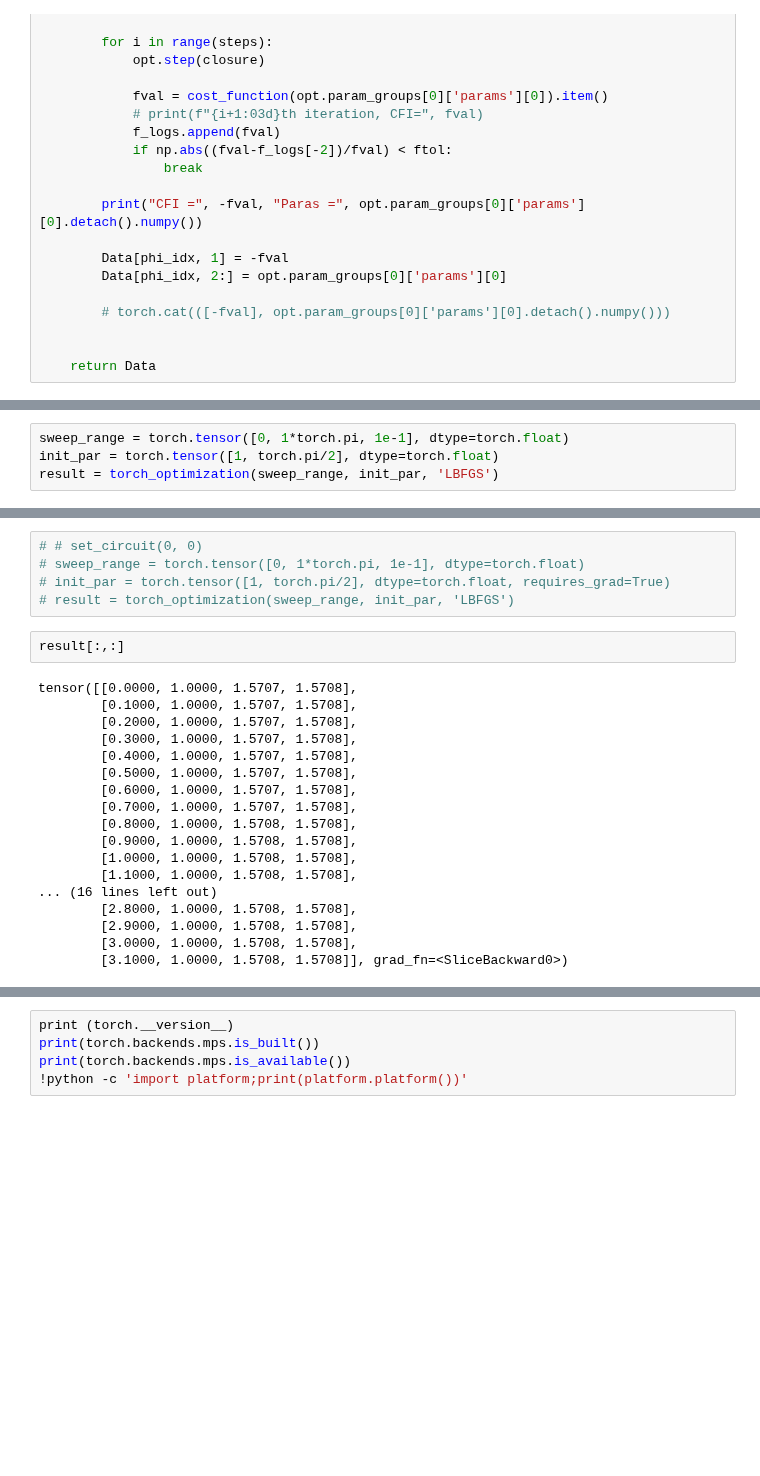
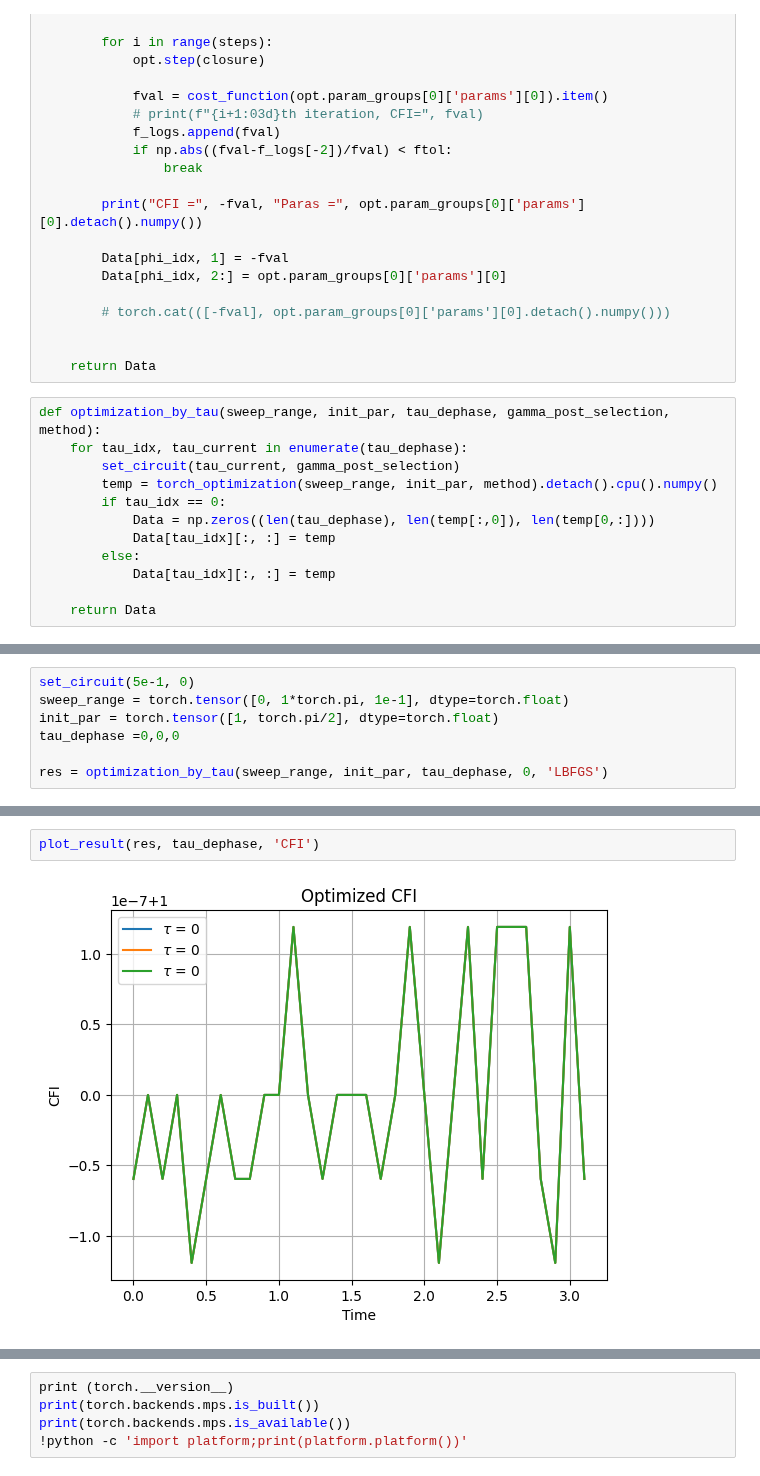
Before and after one commit to iridescent0923/Quantum_Optimization, a Jupyter notebook: Pennylane_Workspace/Metrology/CFI_optimize/Complete/1-qubit/BFGS/torch/Torch.optimization.ipynb, the cells around one changed output, grey strips where cells are left out. Cells and saved outputs as stored; diff of their text form; blank space fills up the shorter version.

Commit message:
torch_plot

```diff
--- a/Pennylane_Workspace/Metrology/CFI_optimize/Complete/1-qubit/BFGS/torch/Torch.optimization.ipynb
+++ b/Pennylane_Workspace/Metrology/CFI_optimize/Complete/1-qubit/BFGS/torch/Torch.optimization.ipynb
@@ -241,3 +239,15 @@ def torch_optimization(sweep_range, initial_parameters, method):
 
 
     return Data
+# %%
+def optimization_by_tau(sweep_range, init_par, tau_dephase, gamma_post_selection, method):
+    for tau_idx, tau_current in enumerate(tau_dephase):
+        set_circuit(tau_current, gamma_post_selection)
+        temp = torch_optimization(sweep_range, init_par, method).detach().cpu().numpy()
+        if tau_idx == 0:
+            Data = np.zeros((len(tau_dephase), len(temp[:,0]), len(temp[0,:])))
+            Data[tau_idx][:, :] = temp
+        else:
+            Data[tau_idx][:, :] = temp
+
+    return Data
@@ -244,7 +295,10 @@ def torch_optimization(sweep_range, initial_parameters, method):
 # %%
+set_circuit(5e-1, 0)
 sweep_range = torch.tensor([0, 1*torch.pi, 1e-1], dtype=torch.float)
 init_par = torch.tensor([1, torch.pi/2], dtype=torch.float)
-result = torch_optimization(sweep_range, init_par, 'LBFGS')
+tau_dephase =0,0,0
+
+res = optimization_by_tau(sweep_range, init_par, tau_dephase, 0, 'LBFGS')
 # %% [output]
 CFI = 0.9999999439436149 Paras = [1.5706507 1.5707964]
 CFI = 1.0000000043387454 Paras = [1.5706773 1.5707964]
@@ -325,25 +320,4 @@ CFI = 0.999999967637498 Paras = [1.5707967 1.5707964]
-# %%
-# # set_circuit(0, 0)
-# sweep_range = torch.tensor([0, 1*torch.pi, 1e-1], dtype=torch.float)
-# init_par = torch.tensor([1, torch.pi/2], dtype=torch.float, requires_grad=True)
-# result = torch_optimization(sweep_range, init_par, 'LBFGS')
-# %%
-result[:,:]
-# %% [output]
-tensor([[0.0000, 1.0000, 1.5707, 1.5708],
-        [0.1000, 1.0000, 1.5707, 1.5708],
-        [0.2000, 1.0000, 1.5707, 1.5708],
-        [0.3000, 1.0000, 1.5707, 1.5708],
-        [0.4000, 1.0000, 1.5707, 1.5708],
-        [0.5000, 1.0000, 1.5707, 1.5708],
-        [0.6000, 1.0000, 1.5707, 1.5708],
-        [0.7000, 1.0000, 1.5707, 1.5708],
-        [0.8000, 1.0000, 1.5708, 1.5708],
-        [0.9000, 1.0000, 1.5708, 1.5708],
-        [1.0000, 1.0000, 1.5708, 1.5708],
-        [1.1000, 1.0000, 1.5708, 1.5708],
-... (16 lines left out)
-        [2.8000, 1.0000, 1.5708, 1.5708],
-        [2.9000, 1.0000, 1.5708, 1.5708],
-        [3.0000, 1.0000, 1.5708, 1.5708],
-        [3.1000, 1.0000, 1.5708, 1.5708]], grad_fn=<SliceBackward0>)
+# %%
+plot_result(res, tau_dephase, 'CFI')
+# %% [output]
+[figure, added]
```
Also changed, not shown: parts of 6 cells of this notebook.
